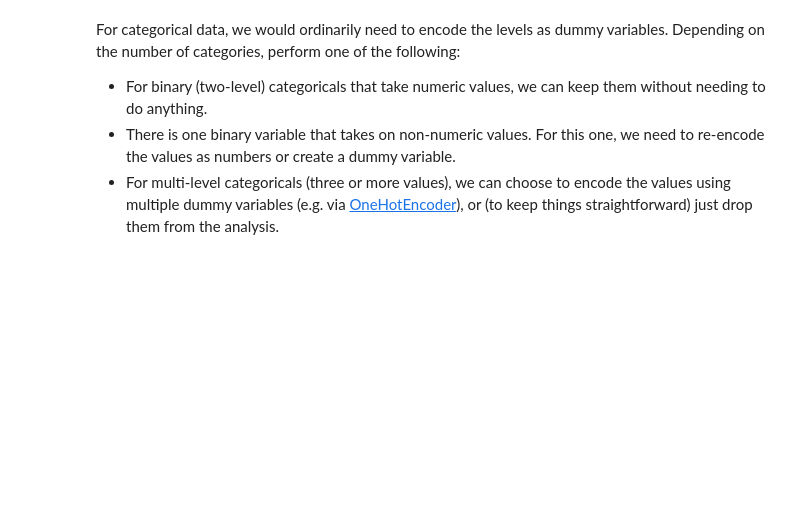
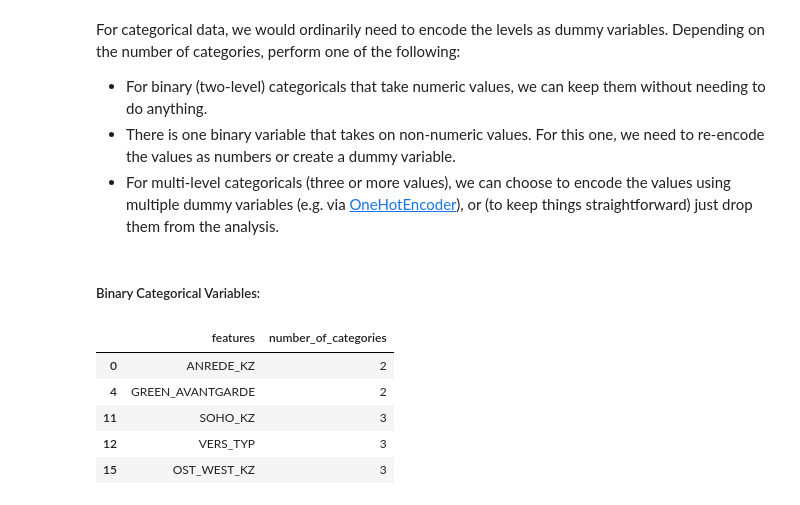
Before and after one commit to leonisawesome/identify_customer_segments, a Jupyter notebook: identify_customer_segment.ipynb, the cells around one changed output. Cells and saved outputs as stored; diff of their text form; code cells hidden in the pictures; blank space fills up the shorter version.

```diff
--- a/identify_customer_segment.ipynb
+++ b/identify_customer_segment.ipynb
@@ -373,0 +392,12 @@ For categorical data, we would ordinarily need to encode the levels as dummy var
+# %% [markdown]
+##### Binary Categorical Variables:
+# %%
+#We use 3 because the nan's that haven't been removed still count as a value as evidenced below in OST_WEST_KZ
+df_categorical_features.query('number_of_categories <= 3')
+# %% [output]
+|  | features | number_of_categories |
+| 0 | ANREDE_KZ | 2 |
+| 4 | GREEN_AVANTGARDE | 2 |
+| 11 | SOHO_KZ | 3 |
+| 12 | VERS_TYP | 3 |
+| 15 | OST_WEST_KZ | 3 |
```
Also changed, not shown: parts of 15 cells of this notebook.
